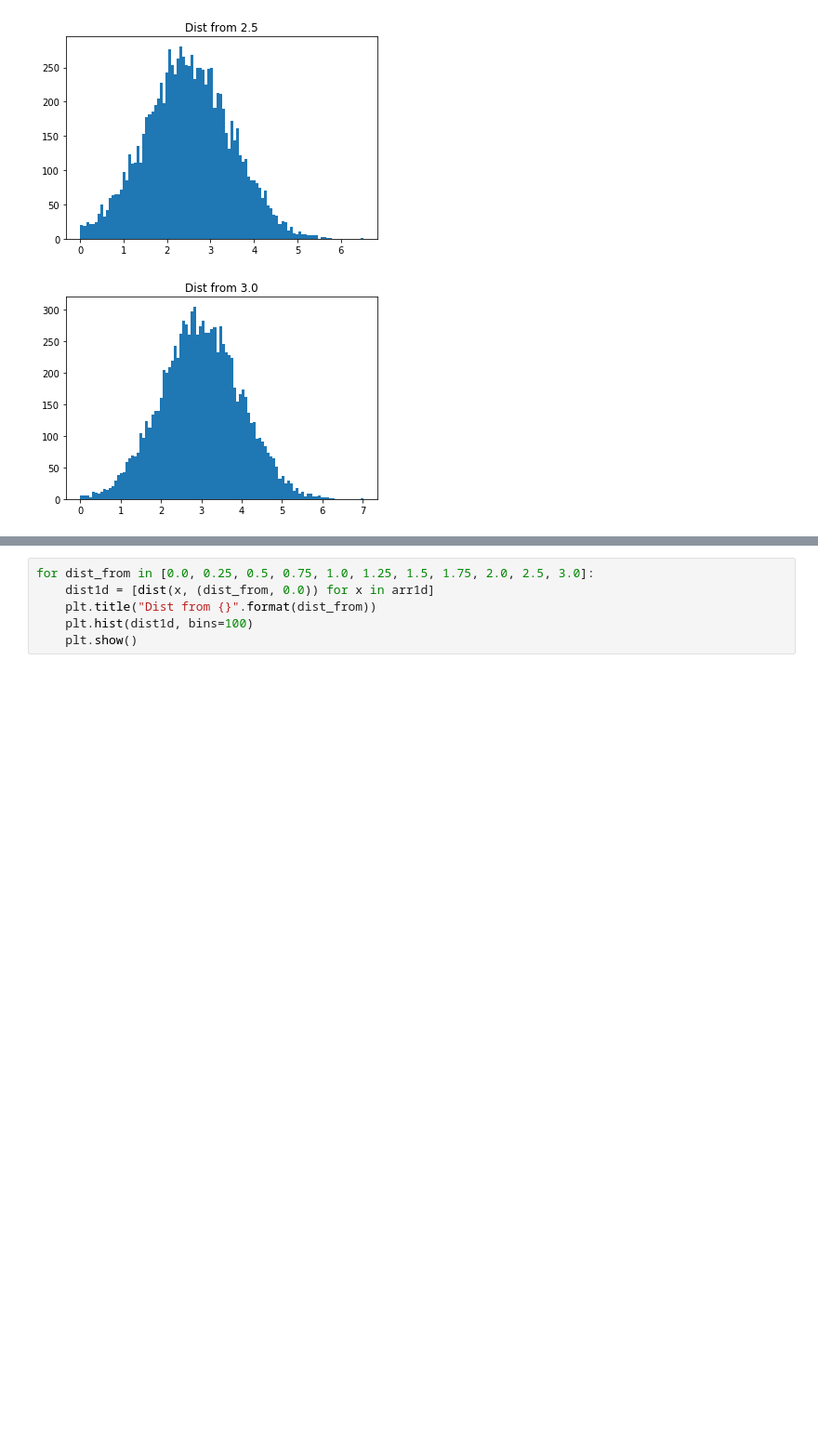
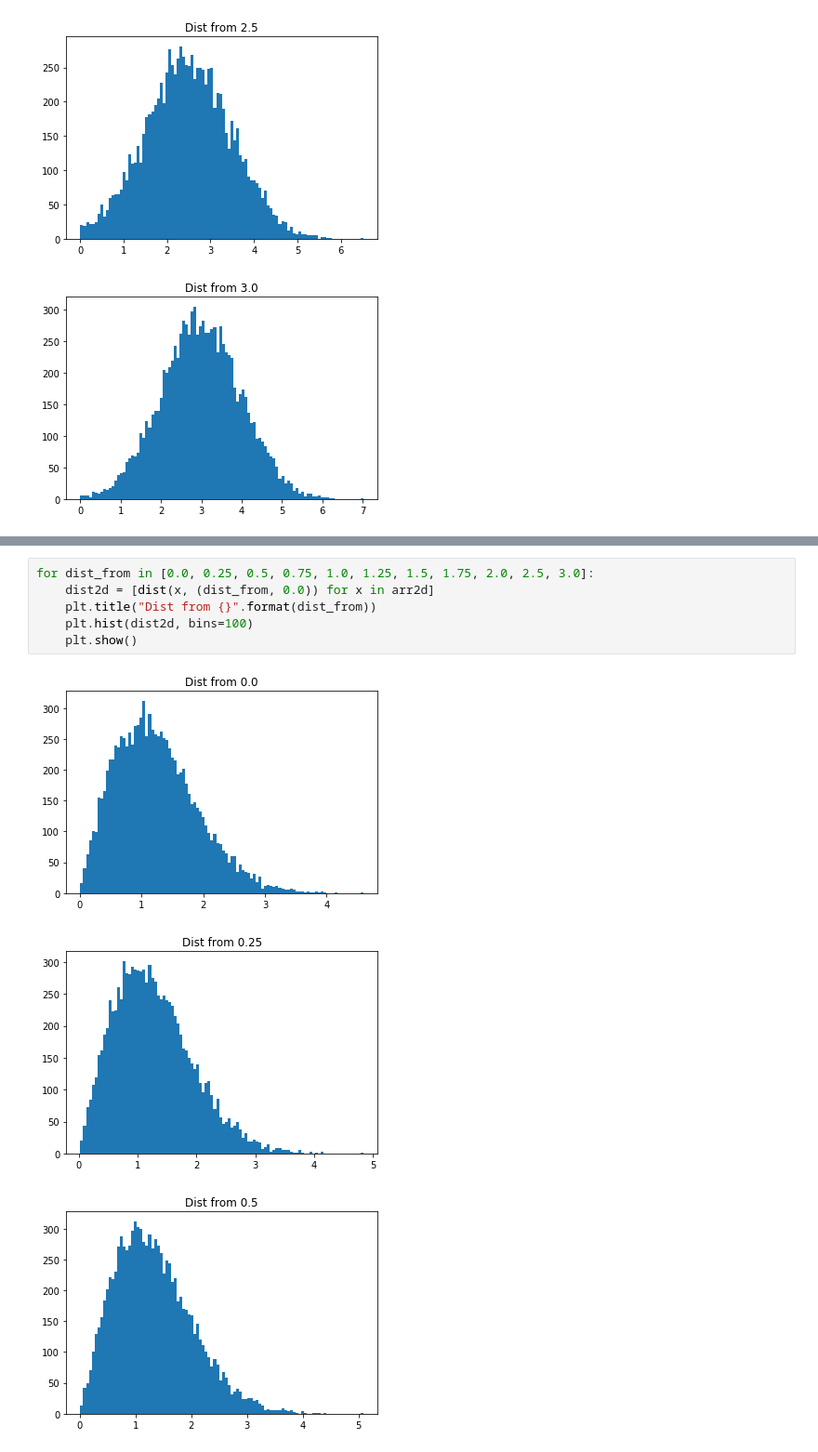
Before and after one commit to mluszczyk/sat-notebooks, a Jupyter notebook: distances in normal distribution.ipynb, the cells around one changed output, grey strips where cells are left out. Shown at 93% size. Cells and saved outputs as stored; diff of their text form; blank space fills up the shorter version.

```diff
--- a/distances in normal distribution.ipynb
+++ b/distances in normal distribution.ipynb
@@ -51,6 +51,10 @@ plt.show()
 # %%
 for dist_from in [0.0, 0.25, 0.5, 0.75, 1.0, 1.25, 1.5, 1.75, 2.0, 2.5, 3.0]:
-    dist1d = [dist(x, (dist_from, 0.0)) for x in arr1d]
+    dist2d = [dist(x, (dist_from, 0.0)) for x in arr2d]
     plt.title("Dist from {}".format(dist_from))
-    plt.hist(dist1d, bins=100)
+    plt.hist(dist2d, bins=100)
     plt.show()
+# %% [output]
+[figure, added]
+[figure, added]
+[figure, added]
```
Also changed, not shown: parts of 3 cells of this notebook, 2 other files.
